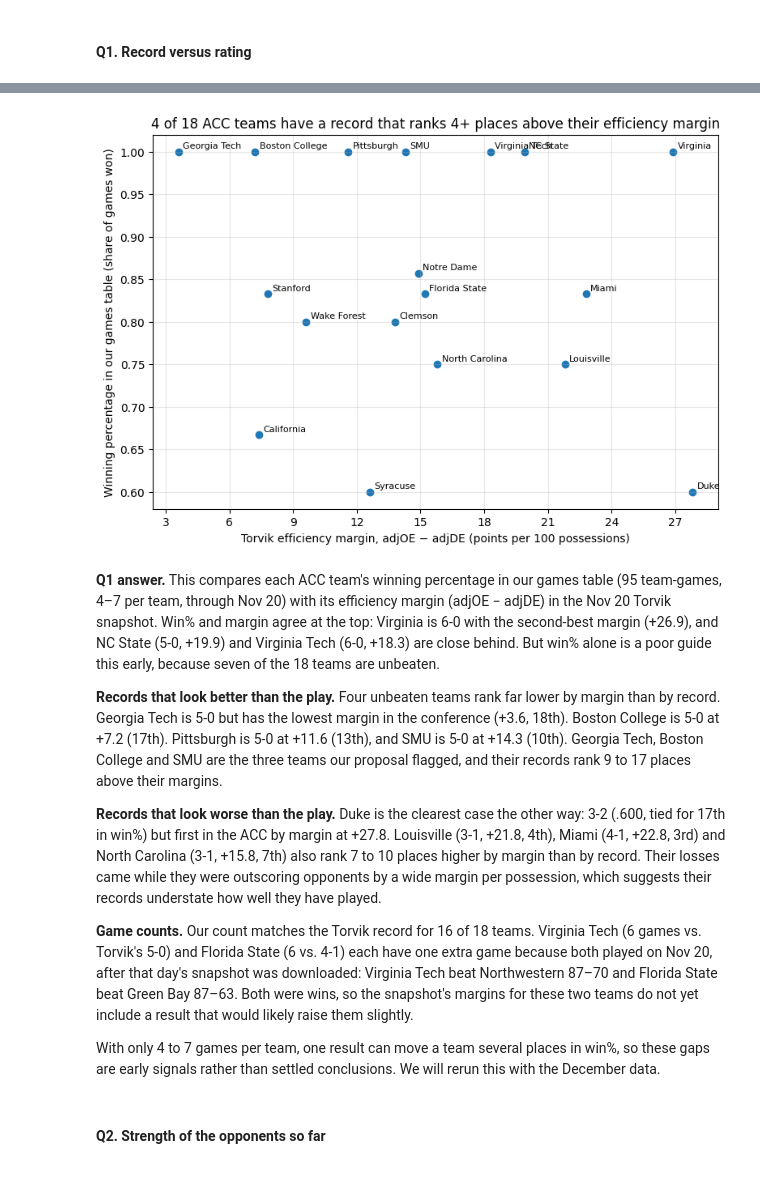
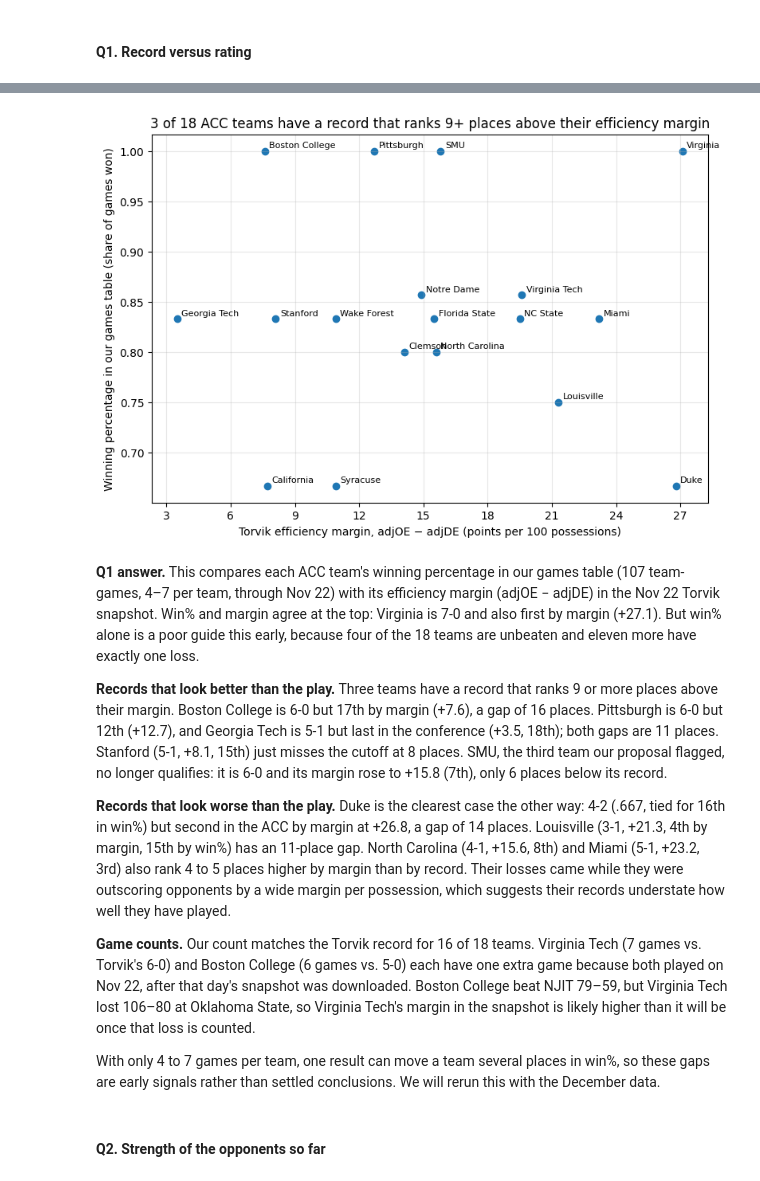
Before and after one commit to karen-tran08/ds2002-acc-reality-check, a Jupyter notebook: ACC Reality Check Starter.ipynb, the cells around one changed output, grey strips where cells are left out. Cells and saved outputs as stored; diff of their text form; code cells hidden in the pictures.

```diff
--- a/ACC Reality Check Starter.ipynb
+++ b/ACC Reality Check Starter.ipynb
@@ -77,7 +77,7 @@ Torvik snapshots on disk: ['torvik_2026-11-20.csv']
 # %%
 # Restore the Torvik snapshots committed to the team repo
 REPO_RAW = 'https://raw.githubusercontent.com/karen-tran08/ds2002-acc-reality-check/main/'
-SNAPSHOT_DATES = ['2026-11-20']   # add each new snapshot date here after committing it
+SNAPSHOT_DATES = ['2026-11-20', '2026-11-22']   # add each new snapshot date here after committing it
 
 for d in SNAPSHOT_DATES:
     path = TORVIK_DIR / f'torvik_{d}.csv'
@@ -192,6 +193,7 @@ MANUAL = {
     'Loyola Maryland': 'Loyola MD',
     'American University': 'American',
     'Texas A&M-Corpus Christi': 'Texas A&M Corpus Chris',
+    'Ole Miss': 'Mississippi',
 }
 assert set(MANUAL.values()) <= torvik_names, 'a manual fix points to a name Torvik does not use'
 fixed = teams['torvik_name'].isna() & teams['espn_name'].isin(MANUAL)
@@ -555,30 +557,30 @@ Newest ratings snapshot: 2026-11-20
 # %%
 # TODO: chart 1
 import matplotlib
 import matplotlib.pyplot as plt
 
 over = q1[q1['record_vs_play'] >= 9]
 fig, ax = plt.subplots(figsize=(9, 6))
 ax.scatter(q1['eff_margin'], q1['win_pct'])
 for _, row in q1.iterrows():
     ax.annotate(row['team'], (row['eff_margin'], row['win_pct']),
                 xytext=(4, 3), textcoords='offset points', fontsize=8)
 ax.set_xlabel('Torvik efficiency margin, adjOE − adjDE (points per 100 possessions)')
 ax.set_ylabel('Winning percentage in our games table (share of games won)')
-ax.set_title(f'{len(over)} of 18 ACC teams have a record that ranks 4+ places above their efficiency margin')
+ax.set_title(f'{len(over)} of 18 ACC teams have a record that ranks 9+ places above their efficiency margin')
 ax.grid(alpha=0.3)
 ax.xaxis.set_major_locator(matplotlib.ticker.MaxNLocator(integer=True))
 plt.show()
 # %% [output]
-[figure, old version]
+[figure, new version]
 # %% [markdown]
-**Q1 answer.** This compares each ACC team's winning percentage in our games table (95 team-games, 4–7 per team, through Nov 20) with its efficiency margin (adjOE − adjDE) in the Nov 20 Torvik snapshot. Win% and margin agree at the top: Virginia is 6-0 with the second-best margin (+26.9), and NC State (5-0, +19.9) and Virginia Tech (6-0, +18.3) are close behind. But win% alone is a poor guide this early, because seven of the 18 teams are unbeaten.
+**Q1 answer.** This compares each ACC team's winning percentage in our games table (107 team-games, 4–7 per team, through Nov 22) with its efficiency margin (adjOE − adjDE) in the Nov 22 Torvik snapshot. Win% and margin agree at the top: Virginia is 7-0 and also first by margin (+27.1). But win% alone is a poor guide this early, because four of the 18 teams are unbeaten and eleven more have exactly one loss.
 
-**Records that look better than the play.** Four unbeaten teams rank far lower by margin than by record. Georgia Tech is 5-0 but has the lowest margin in the conference (+3.6, 18th). Boston College is 5-0 at +7.2 (17th). Pittsburgh is 5-0 at +11.6 (13th), and SMU is 5-0 at +14.3 (10th). Georgia Tech, Boston College and SMU are the three teams our proposal flagged, and their records rank 9 to 17 places above their margins.
+**Records that look better than the play.** Three teams have a record that ranks 9 or more places above their margin. Boston College is 6-0 but 17th by margin (+7.6), a gap of 16 places. Pittsburgh is 6-0 but 12th (+12.7), and Georgia Tech is 5-1 but last in the conference (+3.5, 18th); both gaps are 11 places. Stanford (5-1, +8.1, 15th) just misses the cutoff at 8 places. SMU, the third team our proposal flagged, no longer qualifies: it is 6-0 and its margin rose to +15.8 (7th), only 6 places below its record.
 
-**Records that look worse than the play.** Duke is the clearest case the other way: 3-2 (.600, tied for 17th in win%) but first in the ACC by margin at +27.8. Louisville (3-1, +21.8, 4th), Miami (4-1, +22.8, 3rd) and North Carolina (3-1, +15.8, 7th) also rank 7 to 10 places higher by margin than by record. Their losses came while they were outscoring opponents by a wide margin per possession, which suggests their records understate how well they have played.
+**Records that look worse than the play.** Duke is the clearest case the other way: 4-2 (.667, tied for 16th in win%) but second in the ACC by margin at +26.8, a gap of 14 places. Louisville (3-1, +21.3, 4th by margin, 15th by win%) has an 11-place gap. North Carolina (4-1, +15.6, 8th) and Miami (5-1, +23.2, 3rd) also rank 4 to 5 places higher by margin than by record. Their losses came while they were outscoring opponents by a wide margin per possession, which suggests their records understate how well they have played.
 
-**Game counts.** Our count matches the Torvik record for 16 of 18 teams. Virginia Tech (6 games vs. Torvik's 5-0) and Florida State (6 vs. 4-1) each have one extra game because both played on Nov 20, after that day's snapshot was downloaded: Virginia Tech beat Northwestern 87–70 and Florida State beat Green Bay 87–63. Both were wins, so the snapshot's margins for these two teams do not yet include a result that would likely raise them slightly.
+**Game counts.** Our count matches the Torvik record for 16 of 18 teams. Virginia Tech (7 games vs. Torvik's 6-0) and Boston College (6 games vs. 5-0) each have one extra game because both played on Nov 22, after that day's snapshot was downloaded. Boston College beat NJIT 79–59, but Virginia Tech lost 106–80 at Oklahoma State, so Virginia Tech's margin in the snapshot is likely higher than it will be once that loss is counted.
 
 With only 4 to 7 games per team, one result can move a team several places in win%, so these gaps are early signals rather than settled conclusions. We will rerun this with the December data.
 # %% [markdown]
```
Also changed, not shown: parts of 25 cells of this notebook.
